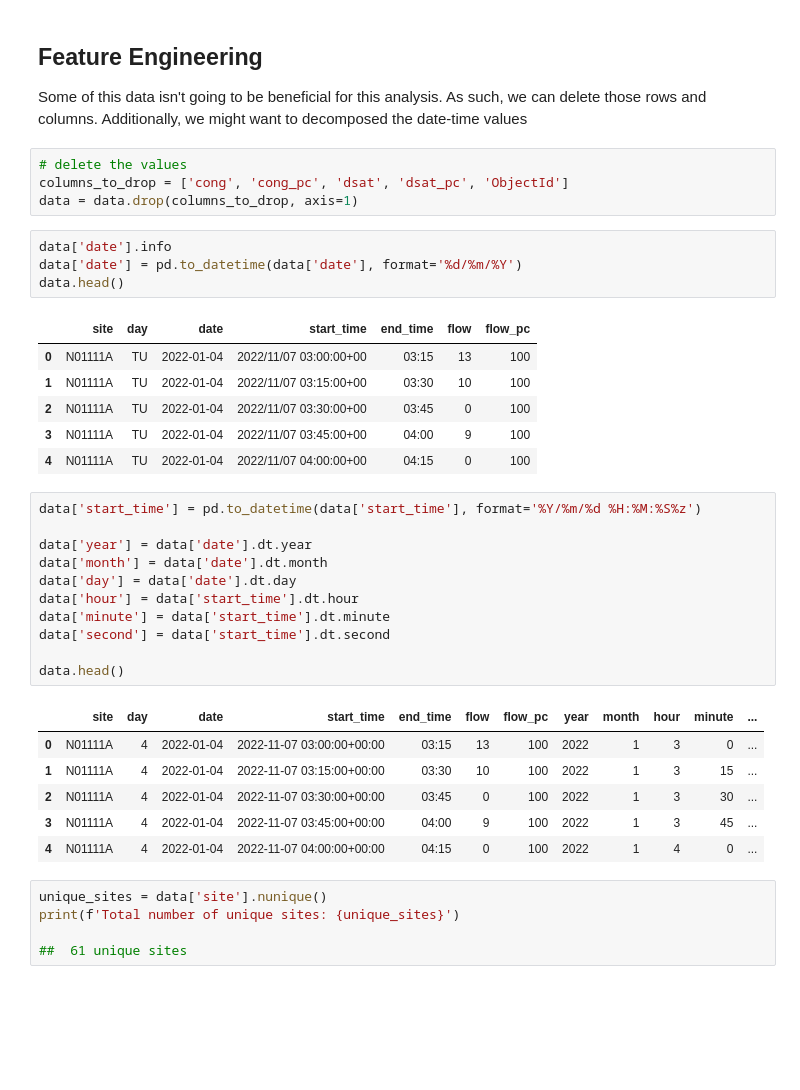
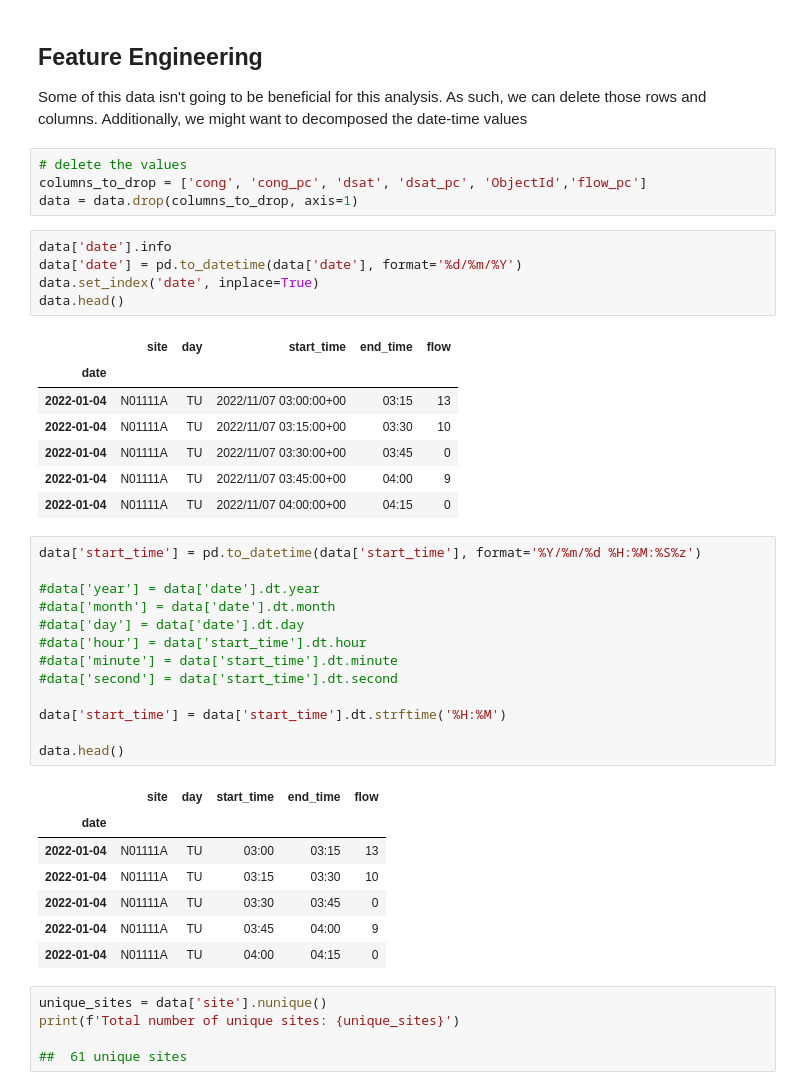
Before and after one commit to arfritzz/DataScienceProjects, a Jupyter notebook: TrafficAnalysis/traffic.ipynb, the cells around one changed output. Cells and saved outputs as stored; diff of their text form; blank space fills up the shorter version.

```diff
--- a/TrafficAnalysis/traffic.ipynb
+++ b/TrafficAnalysis/traffic.ipynb
@@ -49,37 +49,42 @@ Some of this data isn't going to be beneficial for this analysis. As such, we ca
 Additionally, we might want to decomposed the date-time values
 # %%
 # delete the values
-columns_to_drop = ['cong', 'cong_pc', 'dsat', 'dsat_pc', 'ObjectId']
+columns_to_drop = ['cong', 'cong_pc', 'dsat', 'dsat_pc', 'ObjectId','flow_pc']
 data = data.drop(columns_to_drop, axis=1)
 # %%
 data['date'].info
 data['date'] = pd.to_datetime(data['date'], format='%d/%m/%Y')
+data.set_index('date', inplace=True)
 data.head()
 # %% [output]
-|  | site | day | date | start_time | end_time | flow | flow_pc |
-| 0 | N01111A | TU | 2022-01-04 | 2022/11/07 03:00:00+00 | 03:15 | 13 | 100 |
-| 1 | N01111A | TU | 2022-01-04 | 2022/11/07 03:15:00+00 | 03:30 | 10 | 100 |
-| 2 | N01111A | TU | 2022-01-04 | 2022/11/07 03:30:00+00 | 03:45 | 0 | 100 |
-| 3 | N01111A | TU | 2022-01-04 | 2022/11/07 03:45:00+00 | 04:00 | 9 | 100 |
-| 4 | N01111A | TU | 2022-01-04 | 2022/11/07 04:00:00+00 | 04:15 | 0 | 100 |
+|  | site | day | start_time | end_time | flow |
+| date |  |  |  |  |  |
+| 2022-01-04 | N01111A | TU | 2022/11/07 03:00:00+00 | 03:15 | 13 |
+| 2022-01-04 | N01111A | TU | 2022/11/07 03:15:00+00 | 03:30 | 10 |
+| 2022-01-04 | N01111A | TU | 2022/11/07 03:30:00+00 | 03:45 | 0 |
+| 2022-01-04 | N01111A | TU | 2022/11/07 03:45:00+00 | 04:00 | 9 |
+| 2022-01-04 | N01111A | TU | 2022/11/07 04:00:00+00 | 04:15 | 0 |
 # %%
 data['start_time'] = pd.to_datetime(data['start_time'], format='%Y/%m/%d %H:%M:%S%z')
 
-data['year'] = data['date'].dt.year
-data['month'] = data['date'].dt.month
-data['day'] = data['date'].dt.day
-data['hour'] = data['start_time'].dt.hour
-data['minute'] = data['start_time'].dt.minute
-data['second'] = data['start_time'].dt.second
+#data['year'] = data['date'].dt.year
+#data['month'] = data['date'].dt.month
+#data['day'] = data['date'].dt.day
+#data['hour'] = data['start_time'].dt.hour
+#data['minute'] = data['start_time'].dt.minute
+#data['second'] = data['start_time'].dt.second
+
+data['start_time'] = data['start_time'].dt.strftime('%H:%M')
 
 data.head()
 # %% [output]
-|  | site | day | date | start_time | end_time | flow | flow_pc | year | month | hour | minute | ... |
-| 0 | N01111A | 4 | 2022-01-04 | 2022-11-07 03:00:00+00:00 | 03:15 | 13 | 100 | 2022 | 1 | 3 | 0 | ... |
-| 1 | N01111A | 4 | 2022-01-04 | 2022-11-07 03:15:00+00:00 | 03:30 | 10 | 100 | 2022 | 1 | 3 | 15 | ... |
-| 2 | N01111A | 4 | 2022-01-04 | 2022-11-07 03:30:00+00:00 | 03:45 | 0 | 100 | 2022 | 1 | 3 | 30 | ... |
-| 3 | N01111A | 4 | 2022-01-04 | 2022-11-07 03:45:00+00:00 | 04:00 | 9 | 100 | 2022 | 1 | 3 | 45 | ... |
-| 4 | N01111A | 4 | 2022-01-04 | 2022-11-07 04:00:00+00:00 | 04:15 | 0 | 100 | 2022 | 1 | 4 | 0 | ... |
+|  | site | day | start_time | end_time | flow |
+| date |  |  |  |  |  |
+| 2022-01-04 | N01111A | TU | 03:00 | 03:15 | 13 |
+| 2022-01-04 | N01111A | TU | 03:15 | 03:30 | 10 |
+| 2022-01-04 | N01111A | TU | 03:30 | 03:45 | 0 |
+| 2022-01-04 | N01111A | TU | 03:45 | 04:00 | 9 |
+| 2022-01-04 | N01111A | TU | 04:00 | 04:15 | 0 |
 # %%
 unique_sites = data['site'].nunique()
 print(f'Total number of unique sites: {unique_sites}')
```
Also changed, not shown: parts of 20 cells of this notebook.
